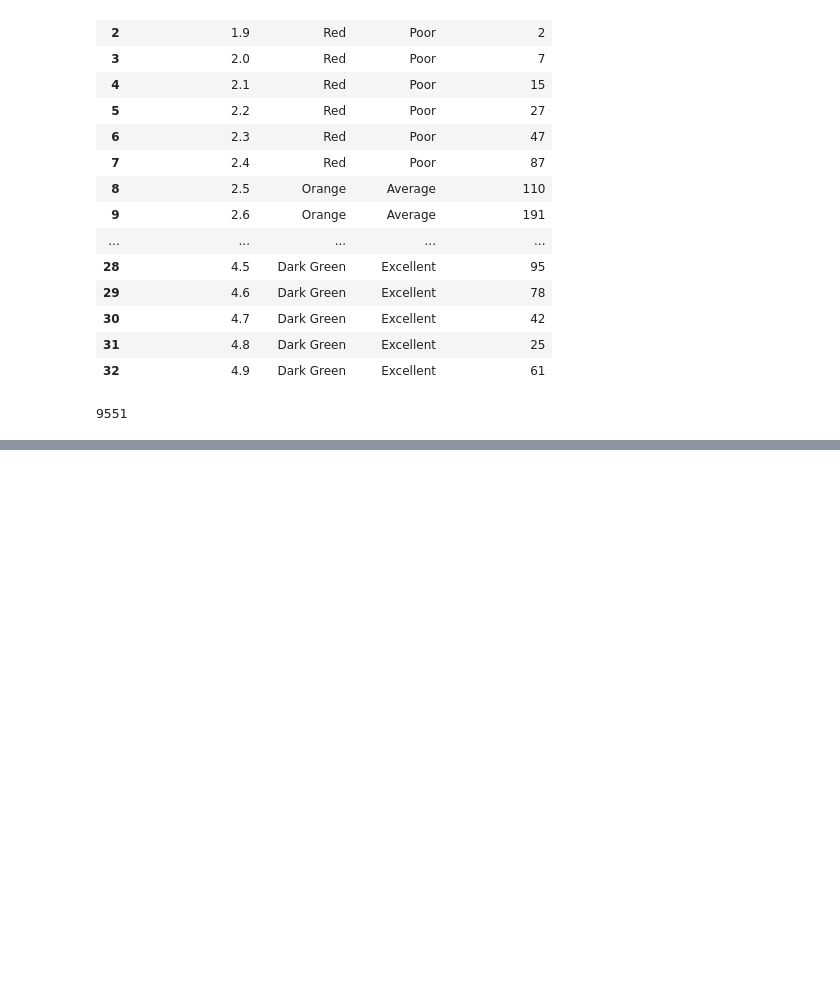
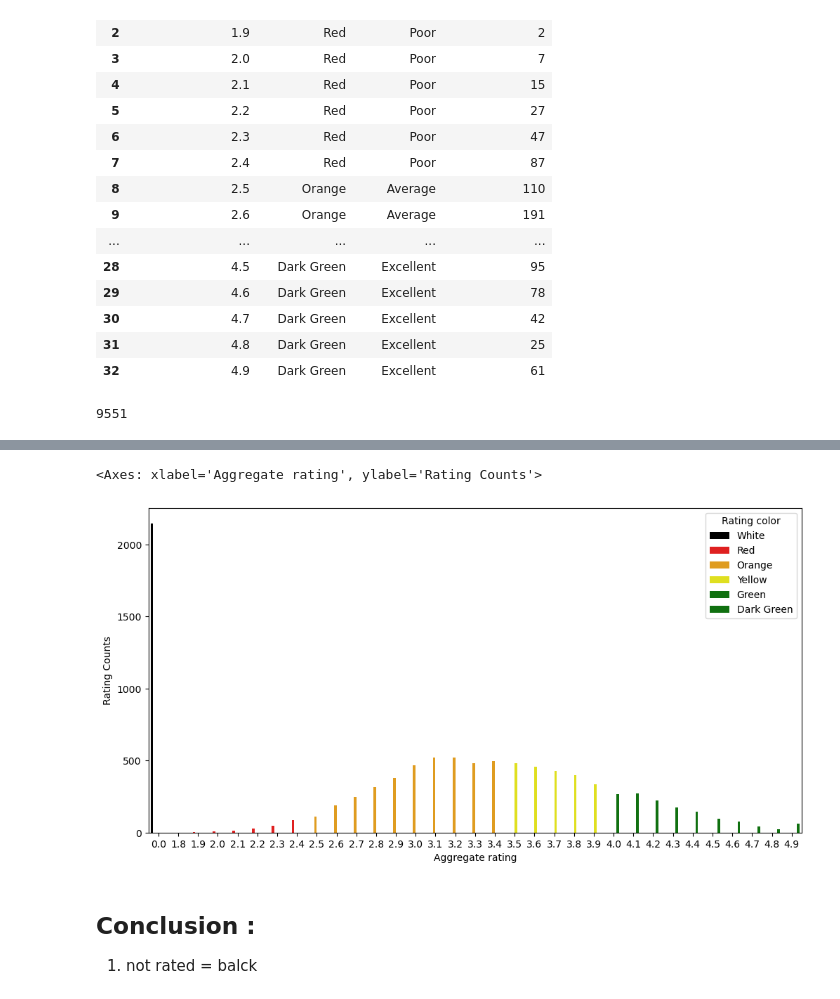
Before and after one commit to hmshuv/Zomato-DataSet-EDA, a Jupyter notebook: Untitled.ipynb, the cells around one changed output, grey strips where cells are left out. Cells and saved outputs as stored; diff of their text form; code cells hidden in the pictures; blank space fills up the shorter version.

```diff
--- a/Untitled.ipynb
+++ b/Untitled.ipynb
@@ -322,0 +332,10 @@ ratings["Rating Counts"].sum()
+# %%
+import matplotlib
+matplotlib.rcParams['figure.figsize'] = (12,6)
+sns.barplot(x= "Aggregate rating", y = "Rating Counts",hue = "Rating color",palette = ["black", "red", "orange", "yellow", "green", "green"], data = ratings)
+# %% [output]
+<Axes: xlabel='Aggregate rating', ylabel='Rating Counts'>
+[figure, added]
+# %% [markdown]
+## Conclusion :
+1. not rated = balck
```
Also changed, not shown: parts of 4 cells of this notebook.
